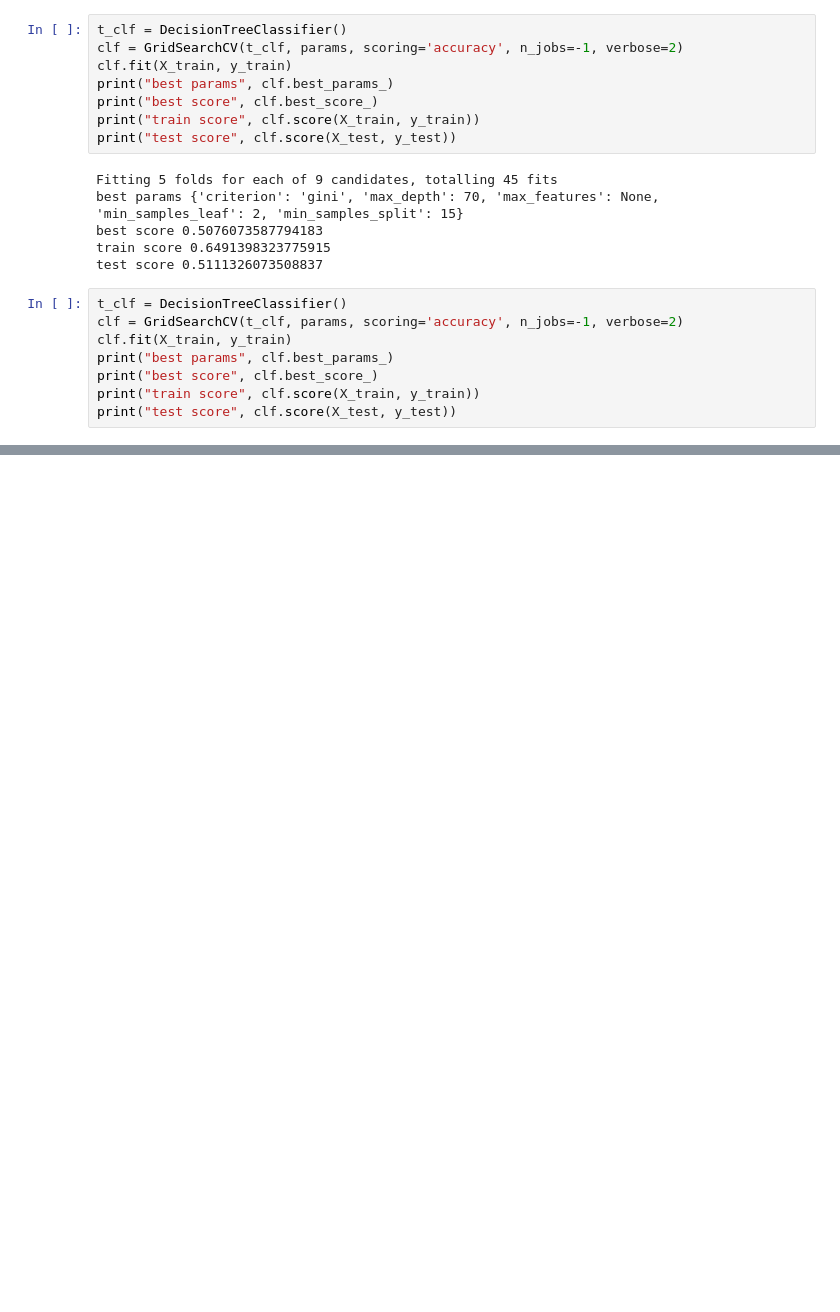
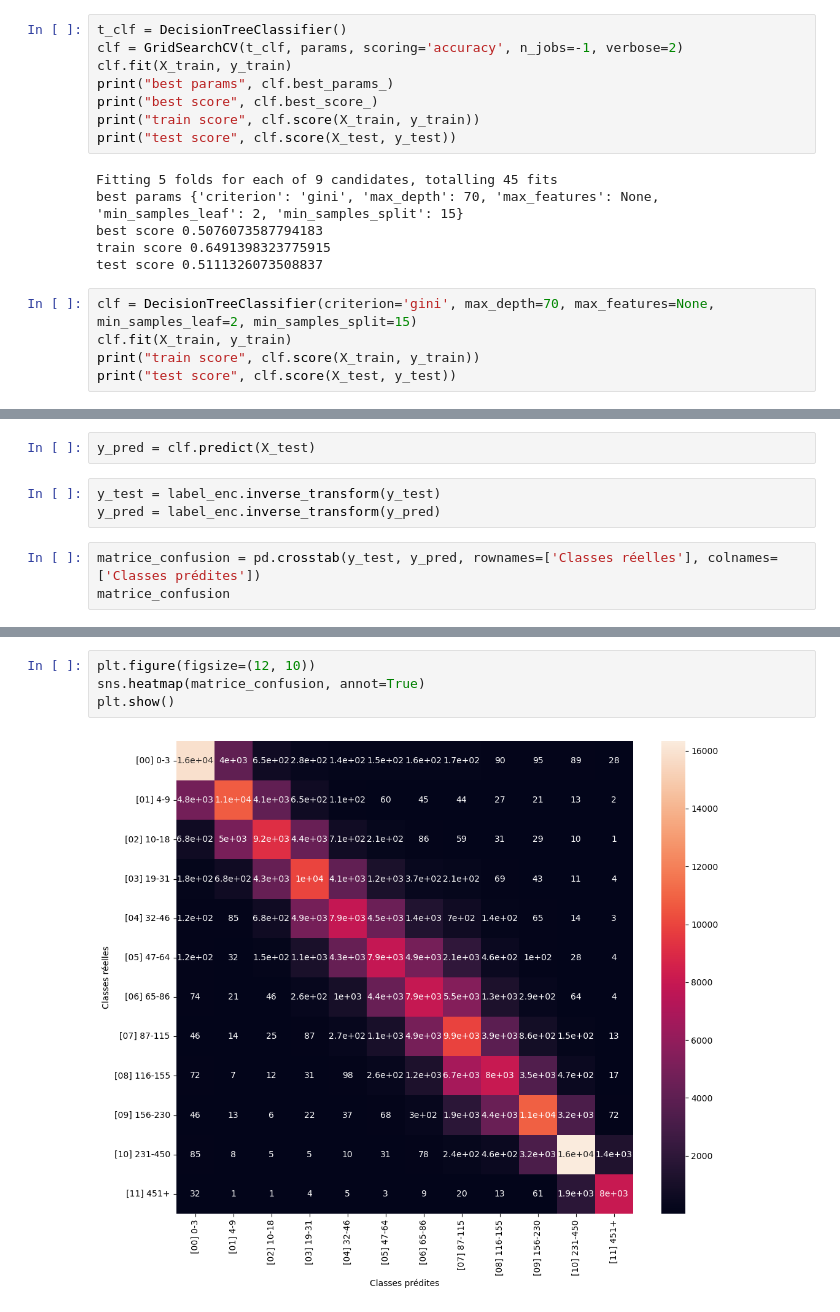
Before and after one commit to DataScientest-Studio/jan25_bds_trafic_cycliste, a Jupyter notebook: notebooks/classification/DecisionTreeClassifier.ipynb, the cells around one changed output, grey strips where cells are left out. Saved outputs shown, nothing was run; the diff lists cells and outputs as text; blank space fills up the shorter version.

Commit message:
Add confusion matrices and classification reports

```diff
--- a/notebooks/classification/DecisionTreeClassifier.ipynb
+++ b/notebooks/classification/DecisionTreeClassifier.ipynb
@@ -88,11 +99,8 @@ best score 0.5076073587794183
 train score 0.6491398323775915
 test score 0.5111326073508837
 # %%
-t_clf = DecisionTreeClassifier()
-clf = GridSearchCV(t_clf, params, scoring='accuracy', n_jobs=-1, verbose=2)
+clf = DecisionTreeClassifier(criterion='gini', max_depth=70, max_features=None, min_samples_leaf=2, min_samples_split=15)
 clf.fit(X_train, y_train)
-print("best params", clf.best_params_)
-print("best score", clf.best_score_)
 print("train score", clf.score(X_train, y_train))
 print("test score", clf.score(X_test, y_test))
 # %% [output]
@@ -107,0 +109,8 @@ test score 0.4792175359167033
+# %%
+y_pred = clf.predict(X_test)
+# %%
+y_test = label_enc.inverse_transform(y_test)
+y_pred = label_enc.inverse_transform(y_pred)
+# %%
+matrice_confusion = pd.crosstab(y_test, y_pred, rownames=['Classes réelles'], colnames=['Classes prédites'])
+matrice_confusion
@@ -107,0 +132,6 @@ test score 0.4792175359167033
+# %%
+plt.figure(figsize=(12, 10))
+sns.heatmap(matrice_confusion, annot=True)
+plt.show()
+# %% [output]
+[figure, added]
```
Also changed, not shown: parts of 6 cells of this notebook, 9 other files.
